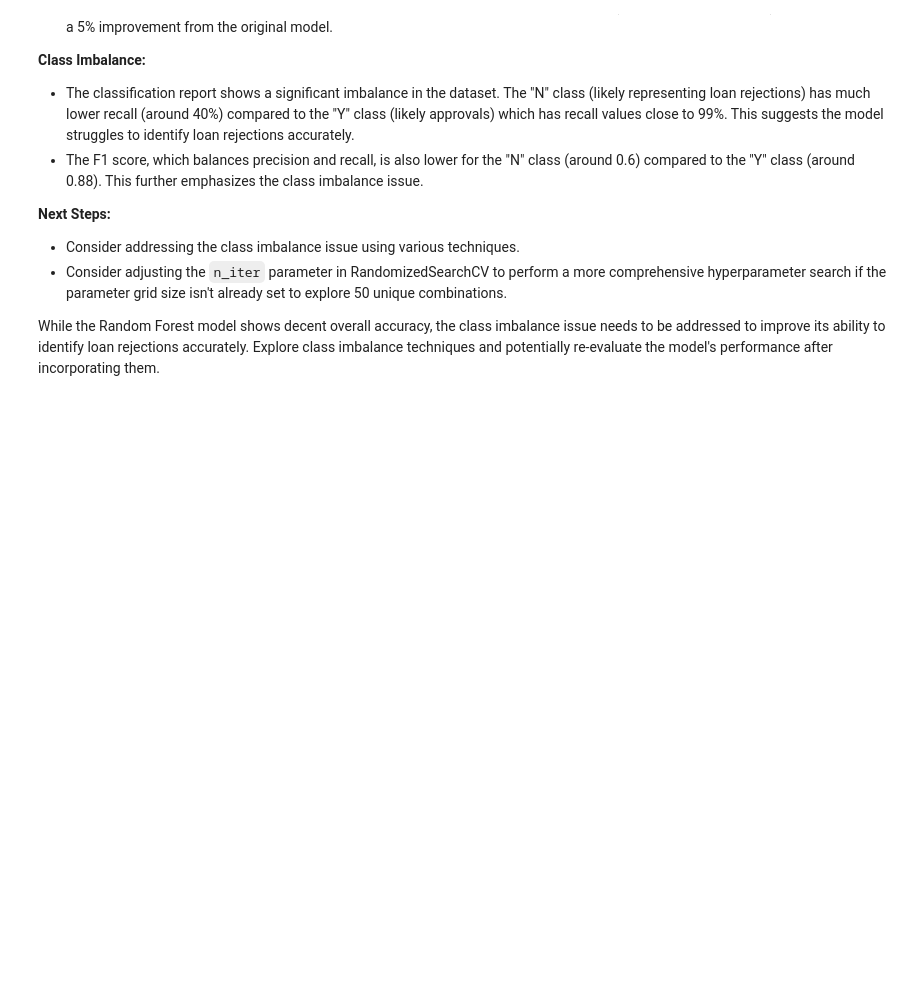
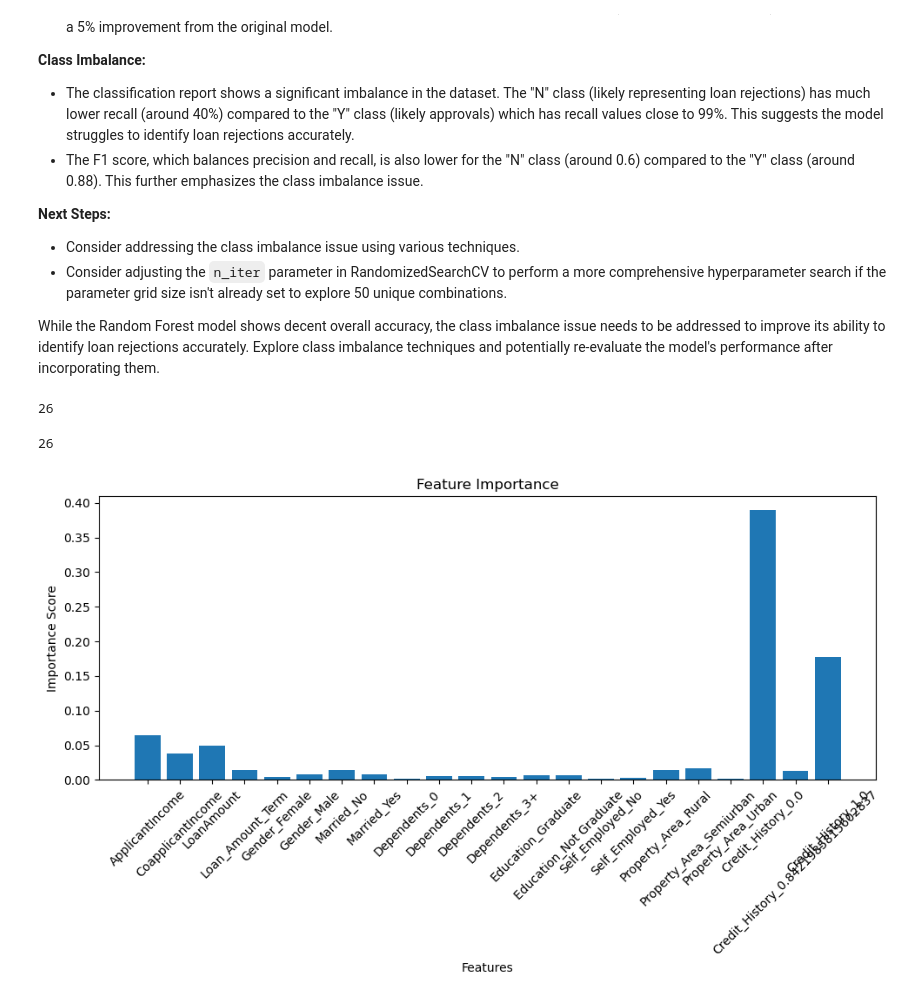
Before and after one commit to dylanxlam/data_science_practice_and_skills, a Jupyter notebook: Term Project/termProjectProposal.ipynb, the cells around one changed output. Drawn from its saved outputs; the diff is of its cells as text; code cells hidden in the pictures; blank space fills up the shorter version.

```diff
--- a/Term Project/termProjectProposal.ipynb
+++ b/Term Project/termProjectProposal.ipynb
@@ -330,3 +462,47 @@ This analysis evaluates a Random Forest model using cross-validation.
 * Consider adjusting the `n_iter` parameter in RandomizedSearchCV to perform a more comprehensive hyperparameter search if the parameter grid size isn't already set to explore 50 unique combinations.
 
 While the Random Forest model shows decent overall accuracy, the class imbalance issue needs to be addressed to improve its ability to identify loan rejections accurately. Explore class imbalance techniques and potentially re-evaluate the model's performance after incorporating them.
+# %%
+len(best_model.feature_names_in_)
+# %% [output]
+26
+# %%
+len(best_model.feature_importances_)
+# %% [output]
+26
+# %%
+import pandas as pd
+import matplotlib.pyplot as plt
+
+# Assuming you have feature importance values in a list or array called 'feature_names'
+feature_importances = best_model.feature_importances_  # Replace with your feature importance data
+
+# Optional: If you have feature names in a list or DataFrame column called 'feature_names'
+feature_names = best_model.feature_names_in_
+
+# Create a bar chart
+plt.figure(figsize=(10, 6))  # Adjust figure size as needed
+
+# Approach 2 (check for empty array - corrected):
+if len(feature_names) == 0:  # Check if feature_names is empty using length
+    # Handle the case where feature_names is empty (optional)
+    pass
+else:
+    # Ensure feature_names has valid values (if applicable)
+    feature_names = [name for name in feature_names if name]
+
+# Create the bar chart using feature names (if valid) or numeric indices
+plt.bar(feature_names if feature_names else range(len(feature_importances)), feature_importances)
+
+# Set labels and title
+plt.xlabel('Features')
+plt.ylabel('Importance Score')
+plt.title('Feature Importance')
+
+# Optional: Rotate feature names if there are many for better readability
+plt.xticks(rotation=45 if feature_names and len(feature_names) > 10 else 0)
+
+plt.tight_layout()
+plt.show()
+# %% [output]
+[figure, added]
```
Also changed, not shown: parts of 7 cells of this notebook, 3 other files.
